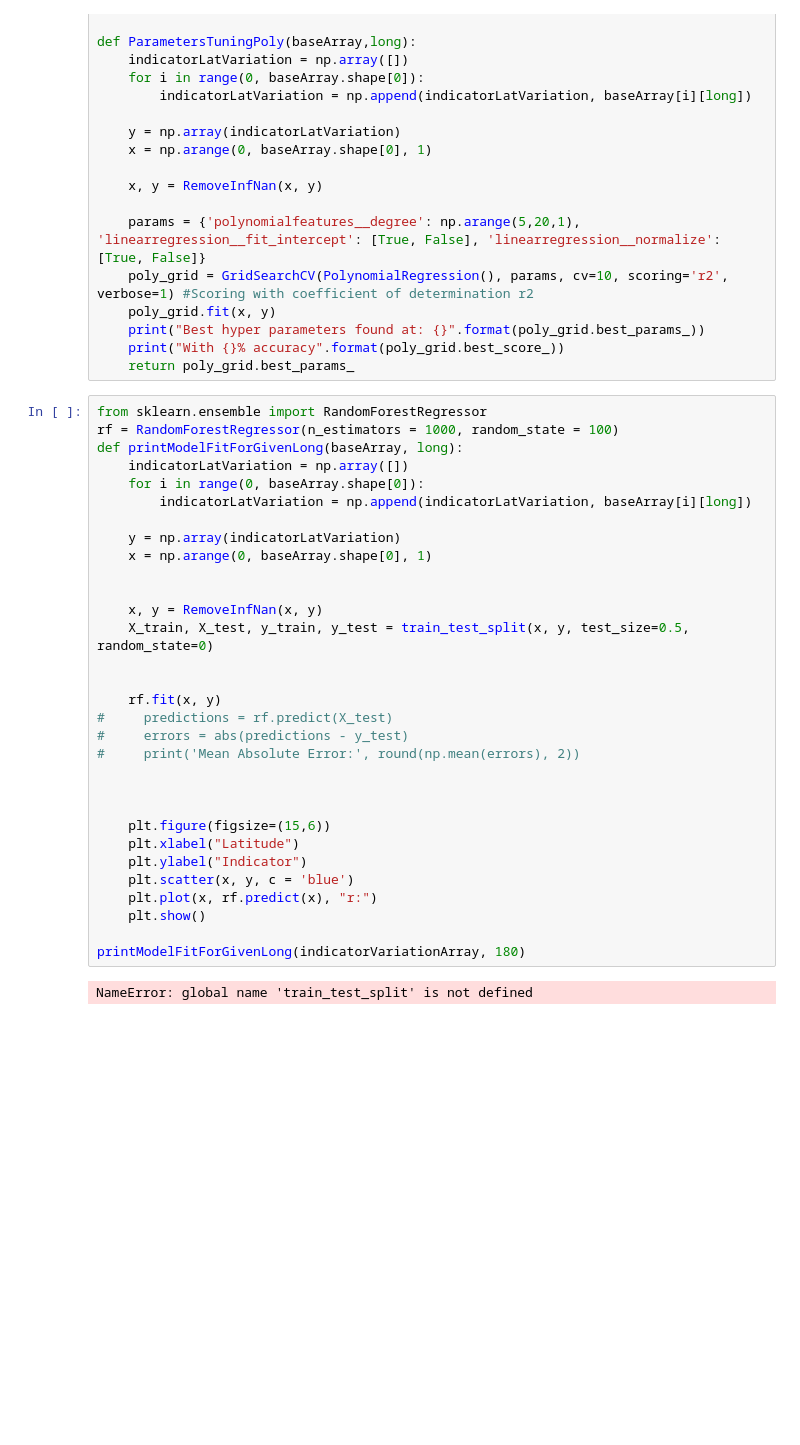
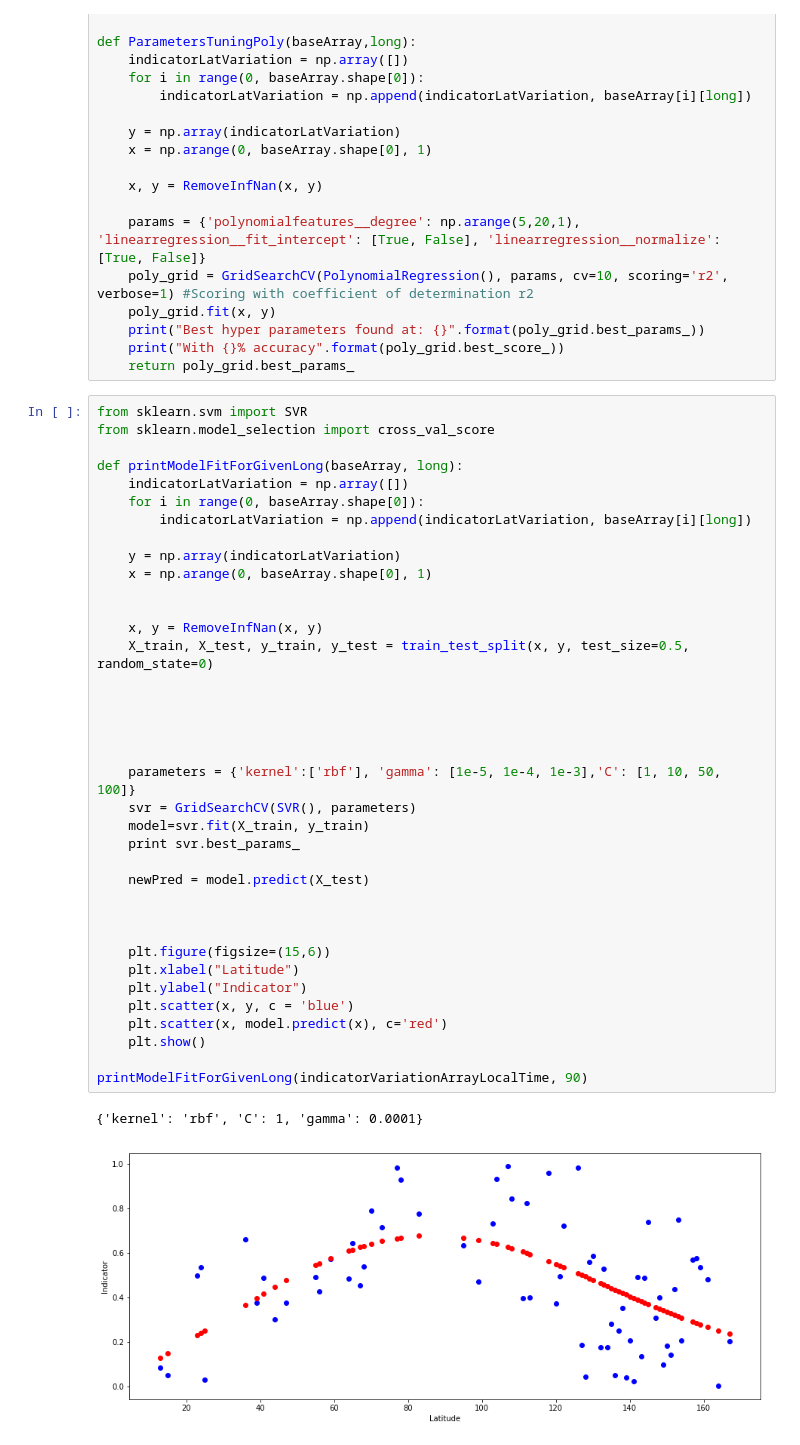
Before and after one commit to Pierre-LaurentC/IonosphericSignalRecontruction, a Jupyter notebook: SignalReconstruction.ipynb, the cells around one changed output. Cells and saved outputs as stored; diff of their text form; blank space fills up the shorter version.

```diff
--- a/SignalReconstruction.ipynb
+++ b/SignalReconstruction.ipynb
@@ -439,38 +465,45 @@ def ParametersTuningPoly(baseArray,long):
     print("With {}% accuracy".format(poly_grid.best_score_))
     return poly_grid.best_params_
 # %%
-from sklearn.ensemble import RandomForestRegressor
-rf = RandomForestRegressor(n_estimators = 1000, random_state = 100)
+from sklearn.svm import SVR
+from sklearn.model_selection import cross_val_score
+
 def printModelFitForGivenLong(baseArray, long):
     indicatorLatVariation = np.array([])
     for i in range(0, baseArray.shape[0]):
         indicatorLatVariation = np.append(indicatorLatVariation, baseArray[i][long])
 
     y = np.array(indicatorLatVariation)
     x = np.arange(0, baseArray.shape[0], 1)
 
 
     x, y = RemoveInfNan(x, y)
     X_train, X_test, y_train, y_test = train_test_split(x, y, test_size=0.5, random_state=0)
 
 
-    rf.fit(x, y)
-#     predictions = rf.predict(X_test)
-#     errors = abs(predictions - y_test)
-#     print('Mean Absolute Error:', round(np.mean(errors), 2))
+
+
+
+    parameters = {'kernel':['rbf'], 'gamma': [1e-5, 1e-4, 1e-3],'C': [1, 10, 50, 100]}
+    svr = GridSearchCV(SVR(), parameters)
+    model=svr.fit(X_train, y_train)
+    print svr.best_params_
+
+    newPred = model.predict(X_test)
 
 
 
     plt.figure(figsize=(15,6))
     plt.xlabel("Latitude")
     plt.ylabel("Indicator")
     plt.scatter(x, y, c = 'blue')
-    plt.plot(x, rf.predict(x), "r:")
+    plt.scatter(x, model.predict(x), c='red')
     plt.show()
 
-printModelFitForGivenLong(indicatorVariationArray, 180)
+printModelFitForGivenLong(indicatorVariationArrayLocalTime, 90)
 # %% [output]
-NameError: global name 'train_test_split' is not defined
+{'kernel': 'rbf', 'C': 1, 'gamma': 0.0001}
+[figure, added]
 # %%
 from sklearn.linear_model import Ridge
 from sklearn.preprocessing import PolynomialFeatures
```
Also changed, not shown: parts of 14 cells of this notebook, 3 other files.
